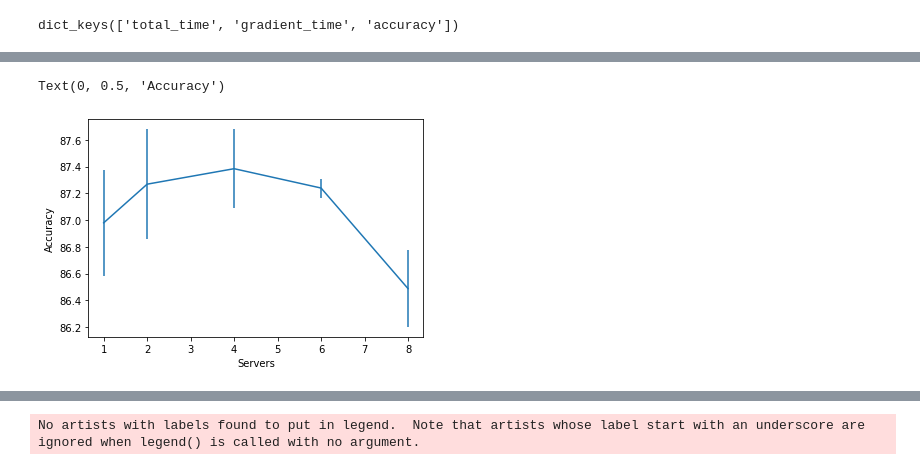
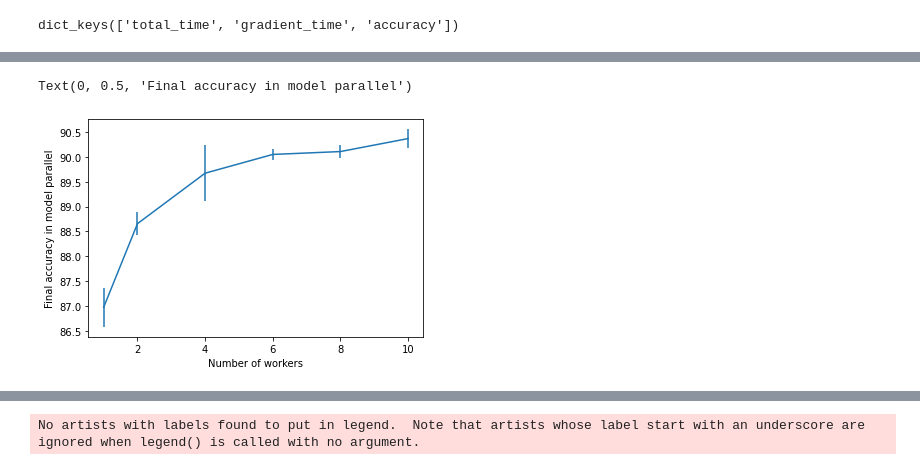
Before and after one commit to amanpatel101/CS244BParameterServer, a Jupyter notebook: notebooks/figure3_plots.ipynb, the cells around one changed output, grey strips where cells are left out. Cells and saved outputs as stored; diff of their text form; code cells hidden in the pictures.

```diff
--- a/notebooks/figure3_plots.ipynb
+++ b/notebooks/figure3_plots.ipynb
@@ -7,15 +7,15 @@ total_gradient_time = []
 total_time = []
 total_acc=[]
 std_acc=[]
-for idx in [1,2,4,8, 10]:
+for idx in [1,2,4,6,8, 12]:
     s10w1_1 = json.load(open("/mnt/lab_data3/anusri/CS244B/CS244BParameterServer/results/servers_"+str(idx)+"_workerss_1_try_1.json"))
     s10w1_2 = json.load(open("/mnt/lab_data3/anusri/CS244B/CS244BParameterServer/results/servers_"+str(idx)+"_workerss_1_try_2.json"))
     s10w1_3 = json.load(open("/mnt/lab_data3/anusri/CS244B/CS244BParameterServer/results/servers_"+str(idx)+"_workerss_1_try_3.json"))
     tot_time = (np.array(s10w1_1["total_time"][1:])+np.array(s10w1_2["total_time"][1:])+np.array(s10w1_2["total_time"][1:]))/3
     tot_grad_time = (np.array(s10w1_1["gradient_time"][1:])+np.array(s10w1_2["gradient_time"][1:])+np.array(s10w1_2["gradient_time"][1:]))/3
-    tot_acc = (np.array(s10w1_1["accuracy"][1:])+np.array(s10w1_2["accuracy"][1:])+np.array(s10w1_2["accuracy"][1:]))/3
+    tot_acc = (np.array(s10w1_1["accuracy"][0:])+np.array(s10w1_2["accuracy"][0:])+np.array(s10w1_2["accuracy"][0:]))/3
 
-    plt.plot(tot_acc, label="servers used "+str(idx))
+    plt.plot(np.arange(0,500,5), tot_acc, label="servers used "+str(idx))
     total_gradient_time.append(np.mean(tot_grad_time))
     total_time.append(np.mean(tot_time))
 
@@ -23,6 +23,9 @@ for idx in [1,2,4,8, 10]:
     total_acc.append(np.mean([val]))
     std_acc.append(np.std(val))
 
+plt.xlabel("Number of iterations")
+plt.ylabel("Final accuracy")
+
 plt.legend()
 # %% [output]
 <matplotlib.legend.Legend at 0x...>
@@ -40,0 +55,22 @@ Text(0, 0.5, 'Gradient update time to parameter server')
+# %%
+total_gradient_time_w = []
+total_time_w=[]
+total_acc_w =[]
+std_acc_w =[]
+for idx in [1,2,4,6, 8,10]:
+    s10w1_1 = json.load(open("/mnt/lab_data3/anusri/CS244B/CS244BParameterServer/results/servers_1_workerss_"+str(idx)+"_try_1.json"))
+    s10w1_2 = json.load(open("/mnt/lab_data3/anusri/CS244B/CS244BParameterServer/results/servers_1_workerss_"+str(idx)+"_try_2.json"))
+    s10w1_3 = json.load(open("/mnt/lab_data3/anusri/CS244B/CS244BParameterServer/results/servers_1_workerss_"+str(idx)+"_try_3.json"))
+    tot_time = (np.array(s10w1_1["total_time"][1:])+np.array(s10w1_2["total_time"][1:])+np.array(s10w1_2["total_time"][1:]))/3
+    total_acc = (np.array(s10w1_1["accuracy"])+np.array(s10w1_2["accuracy"])+np.array(s10w1_2["accuracy"]))/3
+    tot_grad_time = (np.array(s10w1_1["gradient_time"][1:])+np.array(s10w1_2["gradient_time"][1:])+np.array(s10w1_2["gradient_time"][1:]))/3
+
+    plt.plot(tot_grad_time, label="workers used "+str(idx))
+    total_gradient_time_w.append(np.mean(tot_grad_time))
+    total_time_w.append(np.mean(tot_time))
+
+    val = [np.max(s10w1_1["accuracy"]), np.max(s10w1_2["accuracy"]), np.max(s10w1_3["accuracy"])]
+    total_acc_w.append(np.mean([val]))
+    std_acc_w.append(np.std(val))
+
+plt.legend()
@@ -41,7 +80,7 @@ Text(0, 0.5, 'Gradient update time to parameter server')
 # %%
-plt.errorbar([1,2,4,6,8], total_acc, std_acc)
-plt.xlabel("Servers")
-plt.ylabel("Accuracy")
+plt.errorbar([1,2,4,6,8,10], total_acc_w, std_acc_w)
+plt.xlabel("Number of workers")
+plt.ylabel("Final accuracy in model parallel")
 # %% [output]
-Text(0, 0.5, 'Accuracy')
+Text(0, 0.5, 'Final accuracy in model parallel')
-[figure, old version]
+[figure, new version]
```
Also changed, not shown: parts of 12 cells of this notebook, 6 other files.
